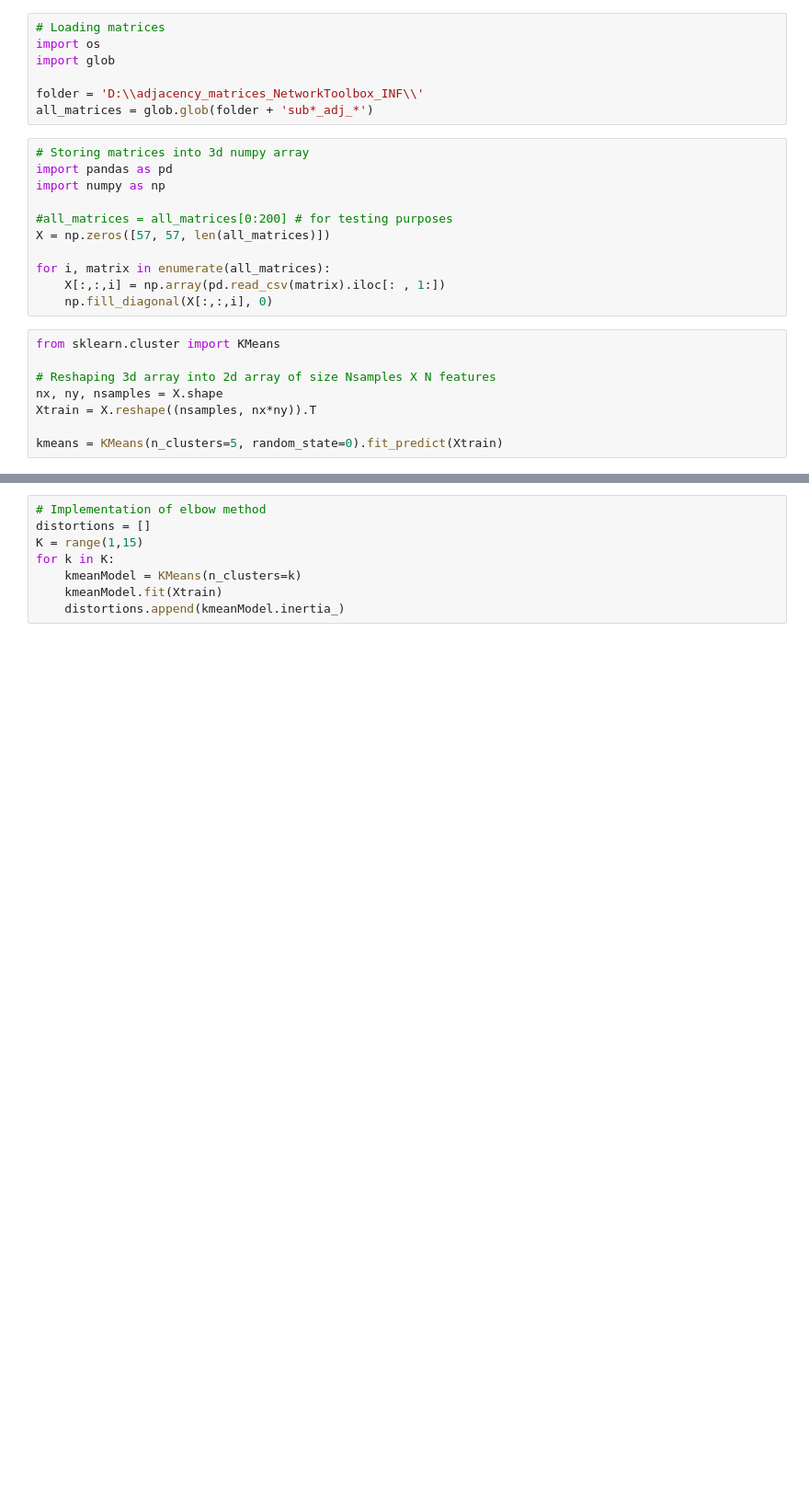
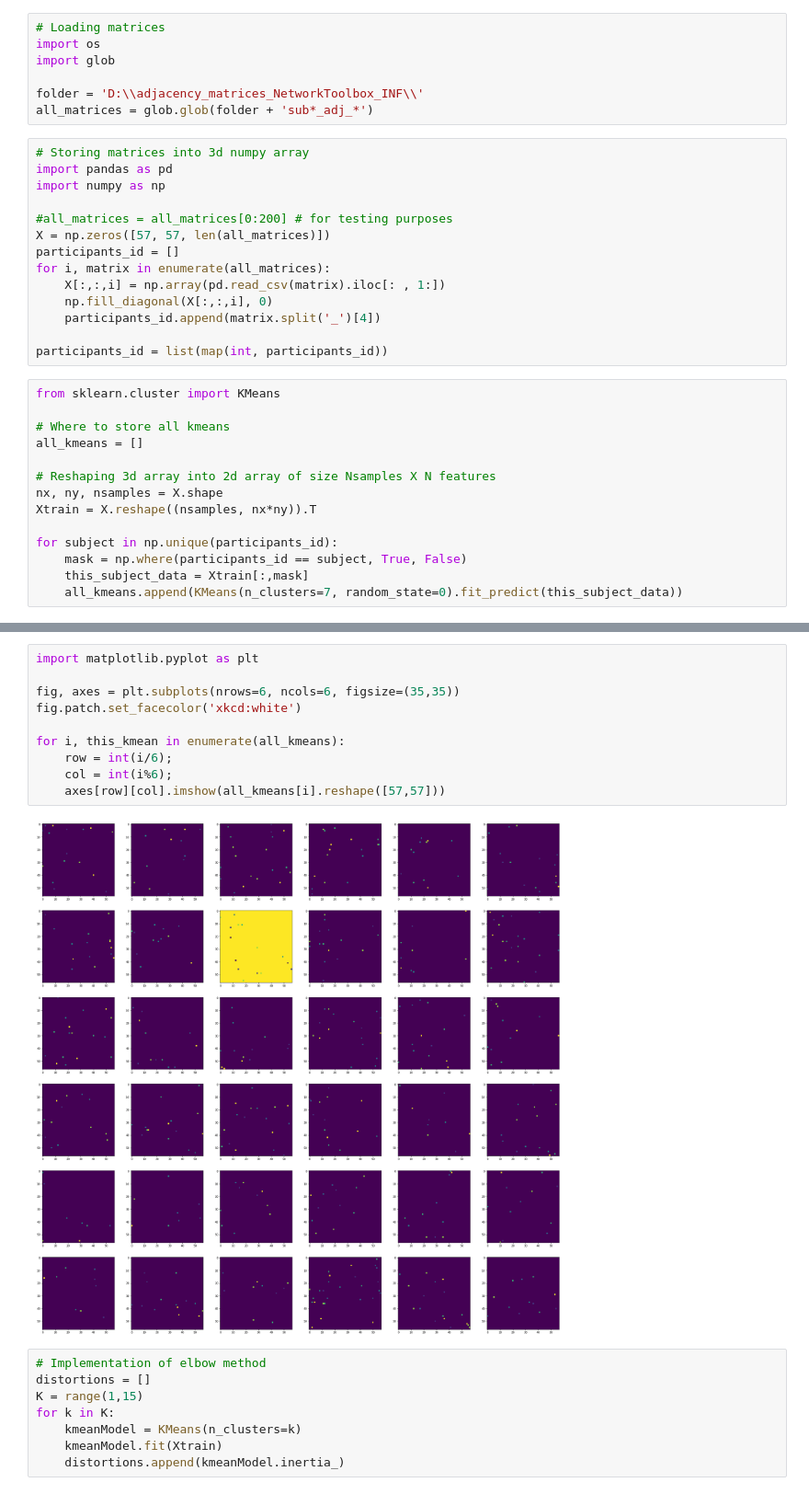
Before and after one commit to davide-aloi/mri_scripts, a Jupyter notebook: utilities/graph-analysis-SaraCal/graph-kmeans.ipynb, the cells around one changed output, grey strips where cells are left out. Shown at 92% size. Saved outputs shown, nothing was run; the diff lists cells and outputs as text; blank space fills up the shorter version.

```diff
--- a/utilities/graph-analysis-SaraCal/graph-kmeans.ipynb
+++ b/utilities/graph-analysis-SaraCal/graph-kmeans.ipynb
@@ -12,15 +12,24 @@ import numpy as np
 
 #all_matrices = all_matrices[0:200] # for testing purposes
 X = np.zeros([57, 57, len(all_matrices)])
-
+participants_id = []
 for i, matrix in enumerate(all_matrices):
     X[:,:,i] = np.array(pd.read_csv(matrix).iloc[: , 1:])
     np.fill_diagonal(X[:,:,i], 0)
+    participants_id.append(matrix.split('_')[4])
+
+participants_id = list(map(int, participants_id))
 # %%
 from sklearn.cluster import KMeans
+
+# Where to store all kmeans
+all_kmeans = []
 
 # Reshaping 3d array into 2d array of size Nsamples X N features
 nx, ny, nsamples = X.shape
 Xtrain = X.reshape((nsamples, nx*ny)).T
 
-kmeans = KMeans(n_clusters=5, random_state=0).fit_predict(Xtrain)
+for subject in np.unique(participants_id):
+    mask = np.where(participants_id == subject, True, False)
+    this_subject_data = Xtrain[:,mask]
+    all_kmeans.append(KMeans(n_clusters=7, random_state=0).fit_predict(this_subject_data))
@@ -34,3 +36,15 @@ plt.imshow(kmeans.reshape([57,57]))
+# %%
+import matplotlib.pyplot as plt
+
+fig, axes = plt.subplots(nrows=6, ncols=6, figsize=(35,35))
+fig.patch.set_facecolor('xkcd:white')
+
+for i, this_kmean in enumerate(all_kmeans):
+    row = int(i/6);
+    col = int(i%6);
+    axes[row][col].imshow(all_kmeans[i].reshape([57,57]))
+# %% [output]
+[figure, added]
 # %%
 # Implementation of elbow method
 distortions = []
```
Also changed, not shown: parts of 1 cell of this notebook.
